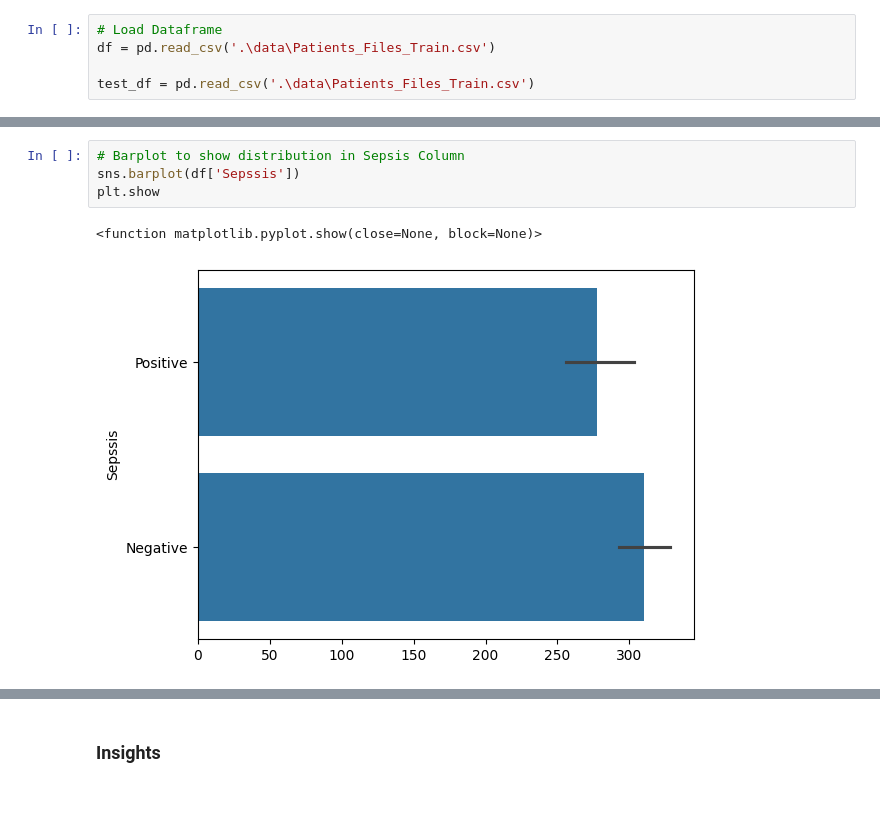
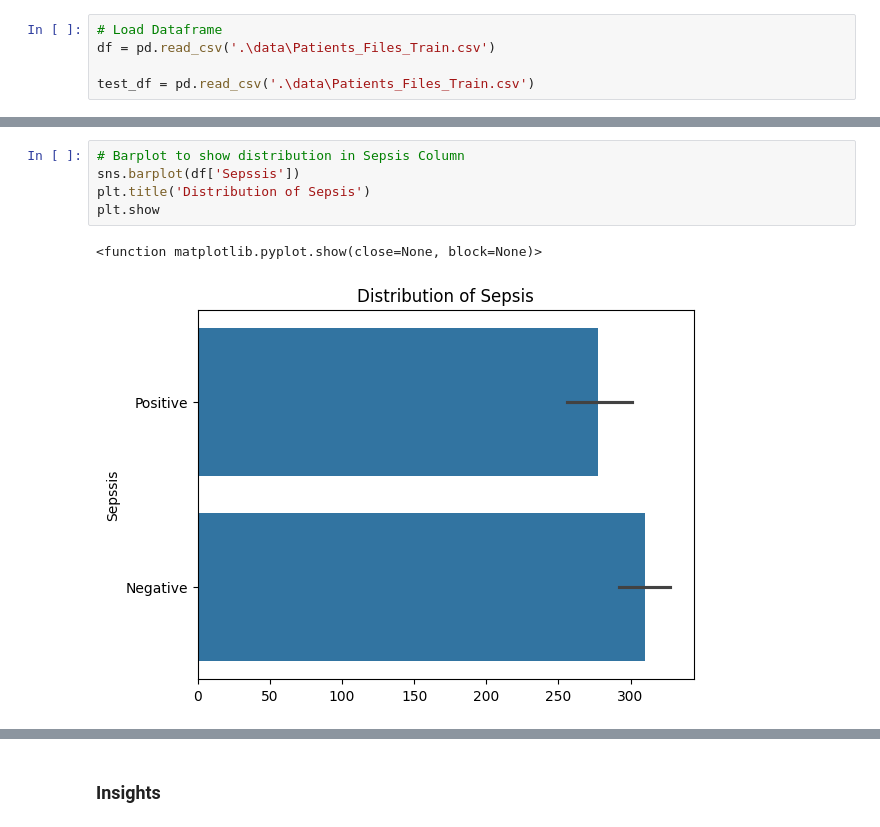
Before and after one commit to Phannsi/Machine-Learning-API-with-Fast-API, a Jupyter notebook: notebook.ipynb, the cells around one changed output, grey strips where cells are left out. Saved outputs shown, nothing was run; the diff lists cells and outputs as text; blank space fills up the shorter version.

```diff
--- a/notebook.ipynb
+++ b/notebook.ipynb
@@ -162,7 +163,8 @@ plt.show()
 # %%
 # Barplot to show distribution in Sepsis Column
 sns.barplot(df['Sepssis'])
+plt.title('Distribution of Sepsis')
 plt.show
 # %% [output]
 <function matplotlib.pyplot.show(close=None, block=None)>
-[figure, old version]
+[figure, new version]
```
Also changed, not shown: parts of 15 cells of this notebook.
